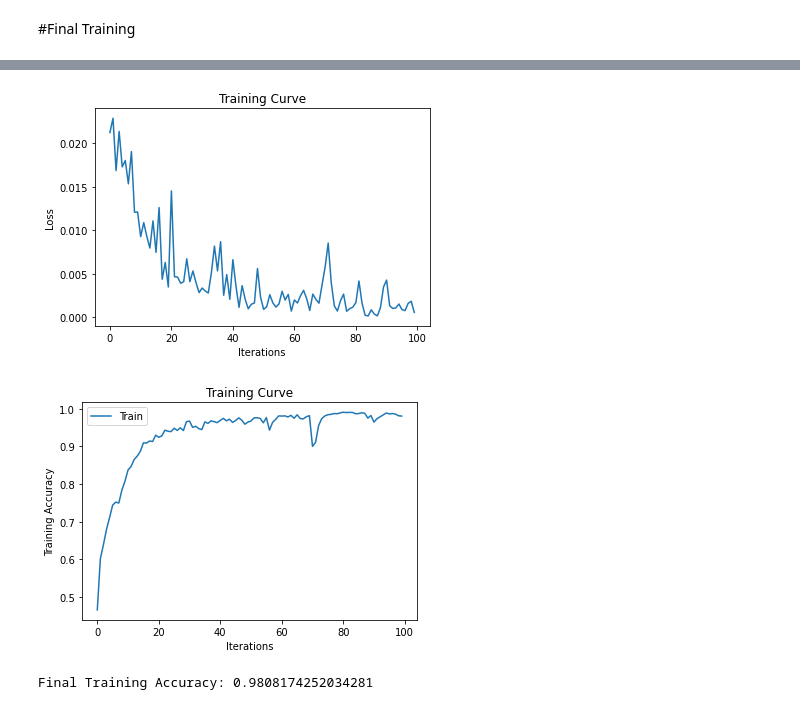
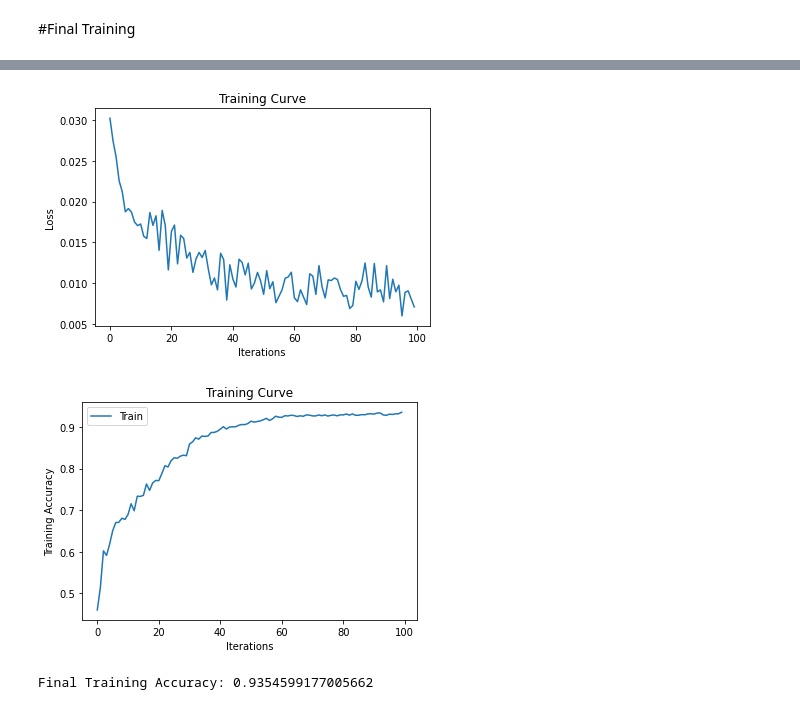
Before and after one commit to farhanwadia/mie443_contest3, a Jupyter notebook: MIE443_Final_Classifier.ipynb, the cells around one changed output, grey strips where cells are left out. Cells and saved outputs as stored; diff of their text form; code cells hidden in the pictures.

```diff
--- a/MIE443_Final_Classifier.ipynb
+++ b/MIE443_Final_Classifier.ipynb
@@ -505,12 +505,13 @@ if __name__ == "__main__":
         print('--------------------------------')
 
         args = getInputArgs()
-        args.nepoch = 50
+        args.nepoch = 60
         train_dl, val_dl = getDataloader(all_imgs, all_labels, train_ids, test_ids, batch_size = 128)
         mdl = EmotionClassificationNet_Better(dropout=0.25)
         mdl.apply(weight_reset) #Reset weights for proper training
         ce_loss = nn.CrossEntropyLoss()
         optimizer = torch.optim.AdamW(mdl.parameters(),weight_decay=1e-2,lr=0.001)
+        scheduler = torch.optim.lr_scheduler.StepLR(optimizer, step_size=30, gamma=0.1)
         #optimizer = torch.optim.Adam(mdl.parameters())
         #optimizer = torch.optim.SGD(mdl.parameters(),momentum=0.9,weight_decay=1e-7,lr=0.001)
         device = torch.device('cpu')
@@ -541,6 +542,7 @@ if __name__ == "__main__":
                 train_acc = calc_acc(mdl, train_dl, 'train', device)
                 #print('Val ACC loop: ',str(epoch))
                 val_acc = calc_acc(mdl, val_dl, 'val', device)
+                scheduler.step()
                 print('Epoch: {} | Training Acc: {} | Validation acc: {}'.format(str(epoch),train_acc,val_acc))
 
                 #Plotting vars
@@ -677,10 +686,11 @@ if __name__ == "__main__":
     args = getInputArgs()
     args.nepoch = 100
     train_dl = getDataloader_full(all_imgs, all_labels, batch_size = 128)
-    mdl = EmotionClassificationNet_Better(dropout=0)
+    mdl = EmotionClassificationNet_Better(dropout=0.25)
     mdl.apply(weight_reset) #Reset weights for proper training
     ce_loss = nn.CrossEntropyLoss()
-    optimizer = torch.optim.AdamW(mdl.parameters(),weight_decay=1e-4)
+    optimizer = torch.optim.AdamW(mdl.parameters(),weight_decay=1e-2,lr=0.001)
+    scheduler = torch.optim.lr_scheduler.StepLR(optimizer, step_size=30, gamma=0.1)
     device = torch.device('cpu')
     iters, losses, train_acc_list = [], [], []
     if args.gpu:
@@ -700,12 +710,13 @@ if __name__ == "__main__":
         for epoch in range(args.nepoch):
             #print('Train loop: ', str(epoch))
             mdl.train(True)
-            #mdl, avg_loss = train_loop(mdl, ce_loss, optimizer, train_dl, device)
-            mdl, avg_loss = train_loop_t(mdl, ce_loss, optimizer, train_dl, device) #Train with transform
+            mdl, avg_loss = train_loop(mdl, ce_loss, optimizer, train_dl, device)
+            #mdl, avg_loss = train_loop_t(mdl, ce_loss, optimizer, train_dl, device) #Train with transform
             #print('Train ACC loop: ',str(epoch))
             mdl.train(False)
             train_acc = calc_acc(mdl, train_dl, 'train', device)
             #print('Val ACC loop: ',str(epoch))
+            scheduler.step()
             print('Epoch: {} | Training Acc: {}'.format(str(epoch),train_acc))
 
             #Plotting vars
@@ -754,3 +765,3 @@ Epoch: 99 | Training Acc: 0.9808174252034281
-[figure, old version]
+[figure, new version]
-[figure, old version]
+[figure, new version]
-Final Training Accuracy: 0.9808174252034281
+Final Training Accuracy: 0.9354599177005662
```
Also changed, not shown: parts of 3 cells of this notebook.
